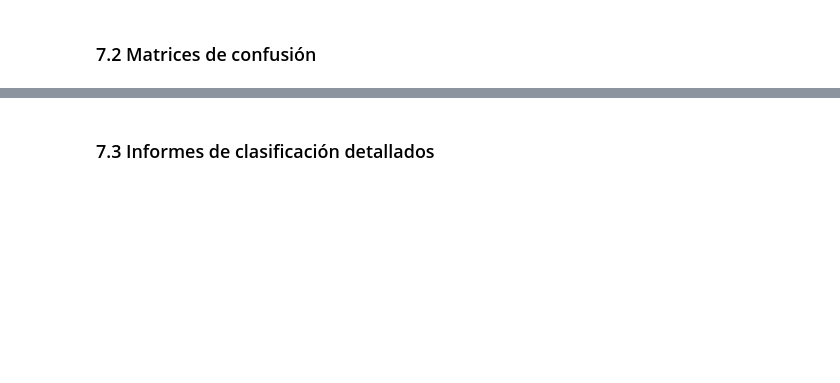
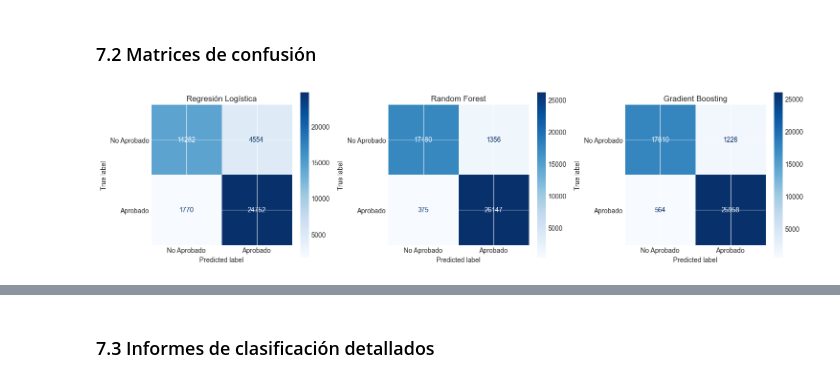
Before and after one commit to thisisrober/hmda-loan-approval-ml-analysis, a Jupyter notebook: notebook.ipynb, the cells around one changed output, grey strips where cells are left out. Cells and saved outputs as stored; diff of their text form; code cells hidden in the pictures; blank space fills up the shorter version.

```diff
--- a/notebook.ipynb
+++ b/notebook.ipynb
@@ -1107,2 +1351,26 @@ En esta sección entrenamos diferentes modelos de machine learning para predecir
 # %% [markdown]
 ### 7.2 Matrices de confusión
+# %%
+from sklearn.metrics import confusion_matrix, ConfusionMatrixDisplay
+import matplotlib.pyplot as plt
+
+# Crear figura con subplots para las matrices de confusión
+fig, axes = plt.subplots(1, 3, figsize=(15, 4))
+
+for idx, (nombre, modelo) in enumerate(modelos.items()):
+    # Predicciones
+    y_pred = modelo.predict(X_test)
+
+    # Matriz de confusión
+    cm = confusion_matrix(y_test, y_pred)
+
+    # Visualizar
+    disp = ConfusionMatrixDisplay(confusion_matrix=cm,
+                                   display_labels=['No Aprobado', 'Aprobado'])
+    disp.plot(ax=axes[idx], cmap='Blues', values_format='d')
+    axes[idx].set_title(f'{nombre}')
+
+plt.tight_layout()
+plt.show()
+# %% [output]
+[figure, added]
```
Also changed, not shown: parts of 40 cells of this notebook.
